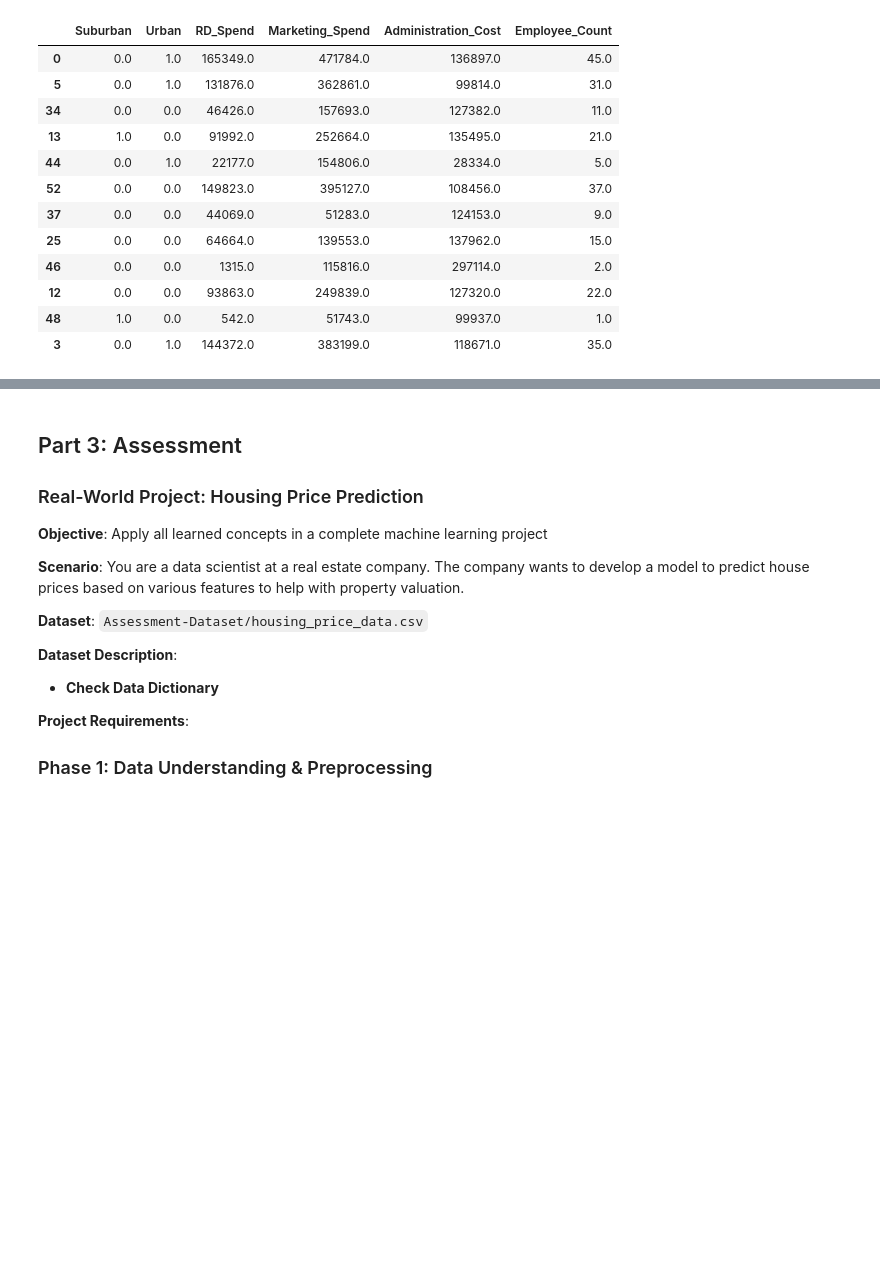
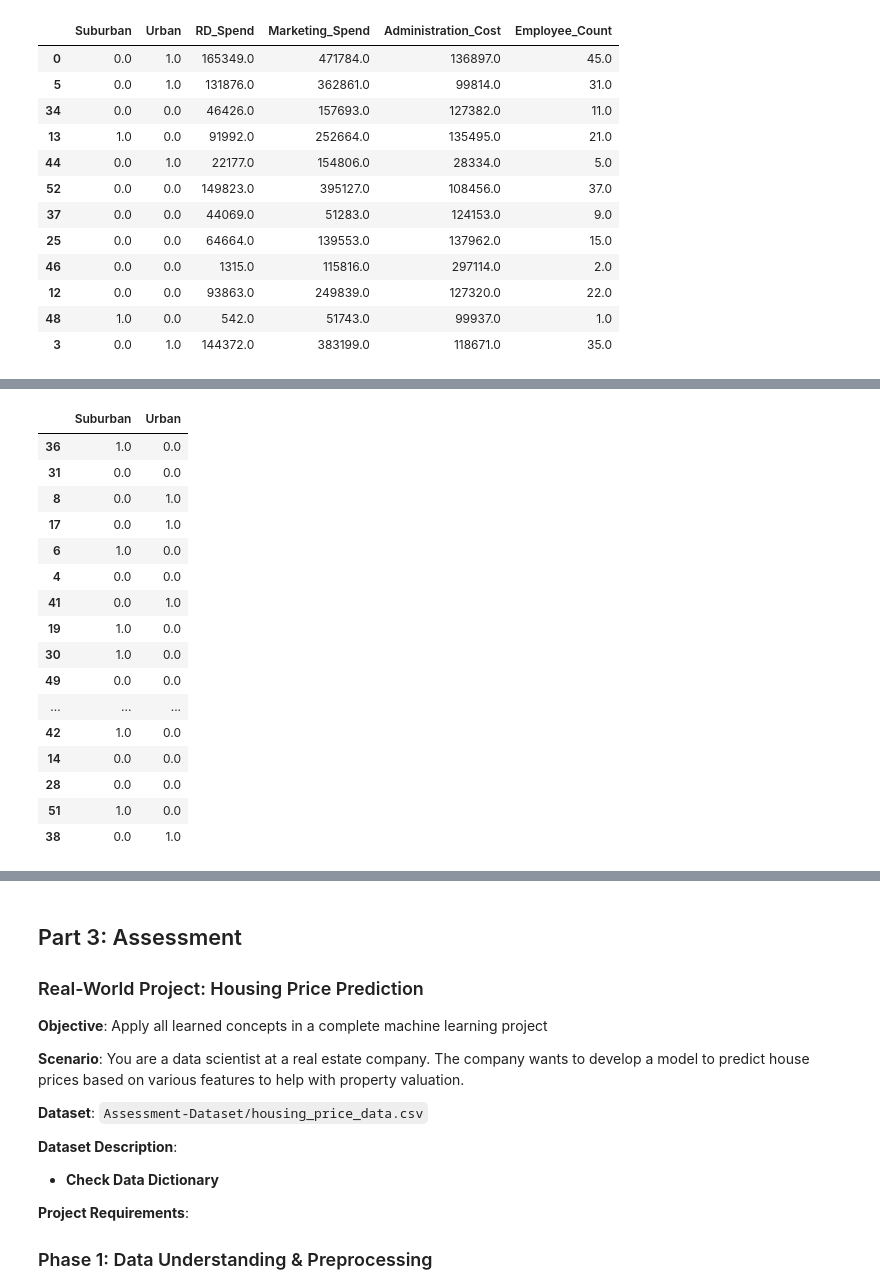
Before and after one commit to Ezerioha-ifeanyi/Week-14-Take-Home, a Jupyter notebook: Take Home.ipynb, the cells around one changed output, grey strips where cells are left out. Cells and saved outputs as stored; diff of their text form; code cells hidden in the pictures; blank space fills up the shorter version.

```diff
--- a/Take Home.ipynb
+++ b/Take Home.ipynb
@@ -1174,0 +1223,20 @@ X_test
+# %%
+X_train_OneHot
+# %% [output]
+|  | Suburban | Urban |
+| 36 | 1.0 | 0.0 |
+| 31 | 0.0 | 0.0 |
+| 8 | 0.0 | 1.0 |
+| 17 | 0.0 | 1.0 |
+| 6 | 1.0 | 0.0 |
+| 4 | 0.0 | 0.0 |
+| 41 | 0.0 | 1.0 |
+| 19 | 1.0 | 0.0 |
+| 30 | 1.0 | 0.0 |
+| 49 | 0.0 | 0.0 |
+| ... | ... | ... |
+| 42 | 1.0 | 0.0 |
+| 14 | 0.0 | 0.0 |
+| 28 | 0.0 | 0.0 |
+| 51 | 1.0 | 0.0 |
+| 38 | 0.0 | 1.0 |
```
Also changed, not shown: parts of 6 cells of this notebook.
